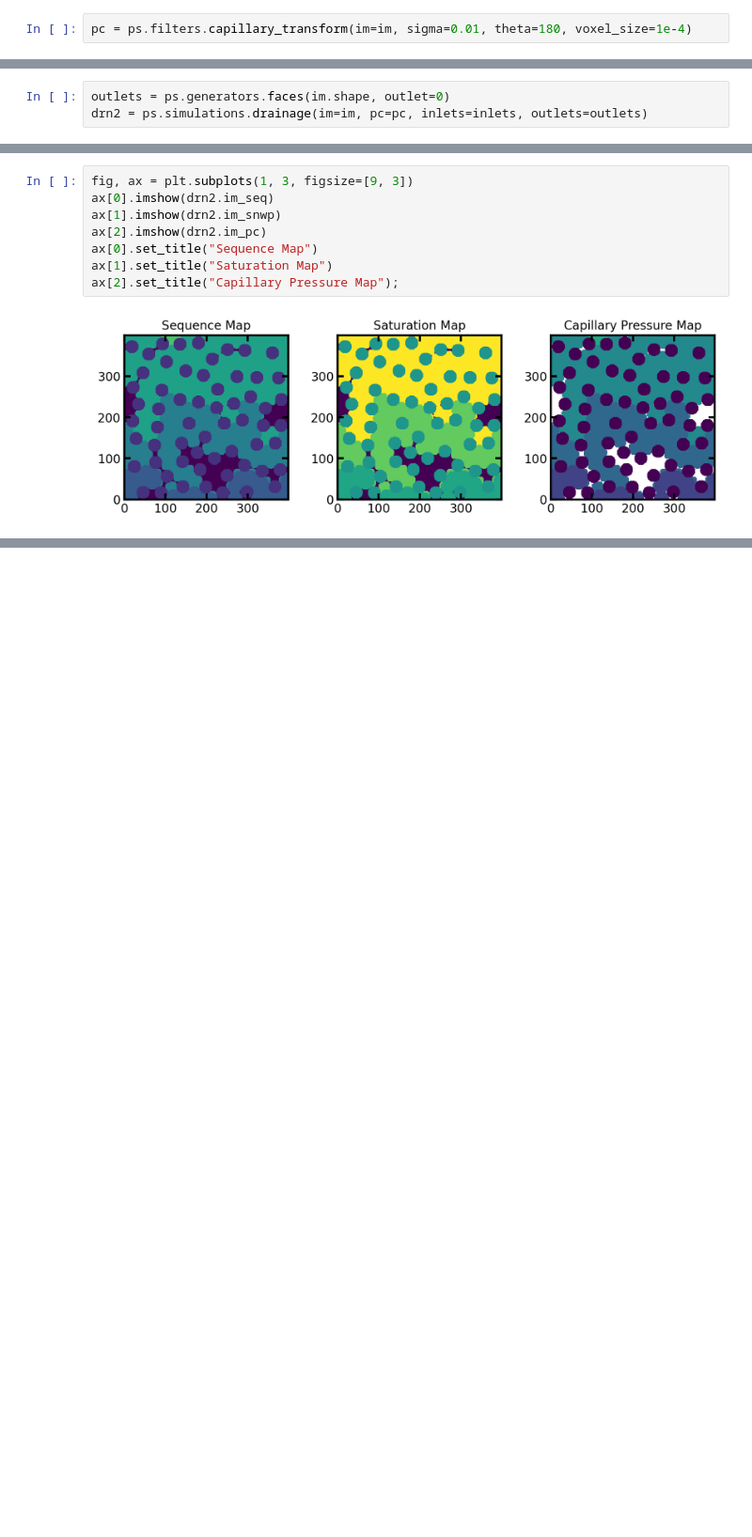
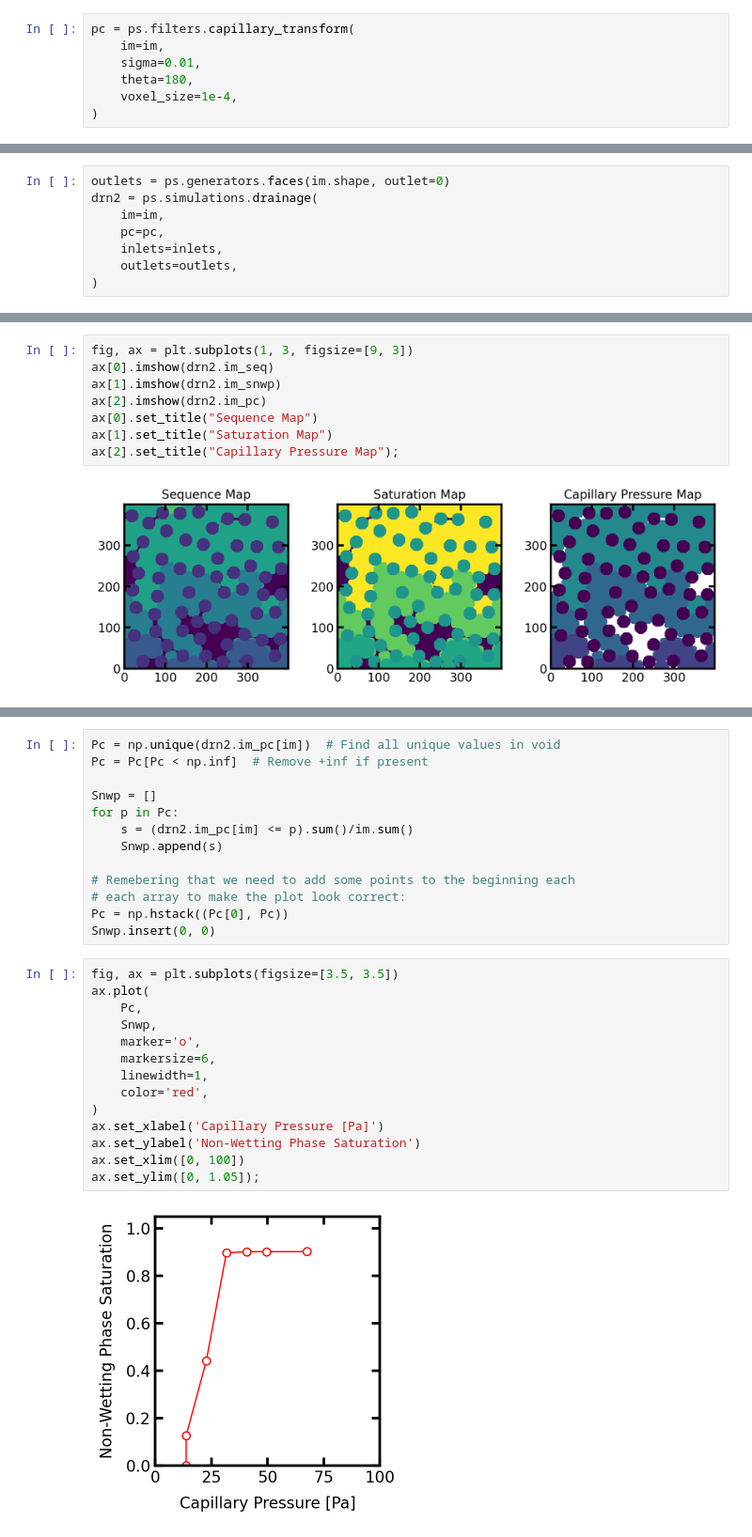
Before and after one commit to HydeAWhile/PoreSpy, a Jupyter notebook: examples/simulations/tutorials/overview_of_two_phase_flow.ipynb, the cells around one changed output, grey strips where cells are left out. Shown: that part at 94% size. Cells and saved outputs as stored; diff of their text form; blank space fills up the shorter version.

Commit message:
working on tutorial part 1, minor tweak to plot func

```diff
--- a/examples/simulations/tutorials/overview_of_two_phase_flow.ipynb
+++ b/examples/simulations/tutorials/overview_of_two_phase_flow.ipynb
@@ -41,3 +47,8 @@ Next we need to create the capillary pressure transform. This is new to PoreSpy
 # %%
-pc = ps.filters.capillary_transform(im=im, sigma=0.01, theta=180, voxel_size=1e-4)
+pc = ps.filters.capillary_transform(
+    im=im,
+    sigma=0.01,
+    theta=180,
+    voxel_size=1e-4,
+)
 # %% [markdown]
@@ -137,4 +179,9 @@ ax.set_ylim([0, 1.05]);
 Trapping occurs when the defending fluid cannot exit from the domain because it becomes surrounded by the invading fluid. The `porespy.simulations.drainage` function can incorporate trapping in the output values. This will be applied automatically if the `outlets` are specified:
 # %%
 outlets = ps.generators.faces(im.shape, outlet=0)
-drn2 = ps.simulations.drainage(im=im, pc=pc, inlets=inlets, outlets=outlets)
+drn2 = ps.simulations.drainage(
+    im=im,
+    pc=pc,
+    inlets=inlets,
+    outlets=outlets,
+)
@@ -167,0 +206,29 @@ ax[2].set_title("Capillary Pressure Map");
+# %%
+Pc = np.unique(drn2.im_pc[im])  # Find all unique values in void
+Pc = Pc[Pc < np.inf]  # Remove +inf if present
+
+Snwp = []
+for p in Pc:
+    s = (drn2.im_pc[im] <= p).sum()/im.sum()
+    Snwp.append(s)
+
+# Remebering that we need to add some points to the beginning each
+# each array to make the plot look correct:
+Pc = np.hstack((Pc[0], Pc))
+Snwp.insert(0, 0)
+# %%
+fig, ax = plt.subplots(figsize=[3.5, 3.5])
+ax.plot(
+    Pc,
+    Snwp,
+    marker='o',
+    markersize=6,
+    linewidth=1,
+    color='red',
+)
+ax.set_xlabel('Capillary Pressure [Pa]')
+ax.set_ylabel('Non-Wetting Phase Saturation')
+ax.set_xlim([0, 100])
+ax.set_ylim([0, 1.05]);
+# %% [output]
+[figure, added]
```
Also changed, not shown: parts of 43 cells of this notebook, 1 other file.
